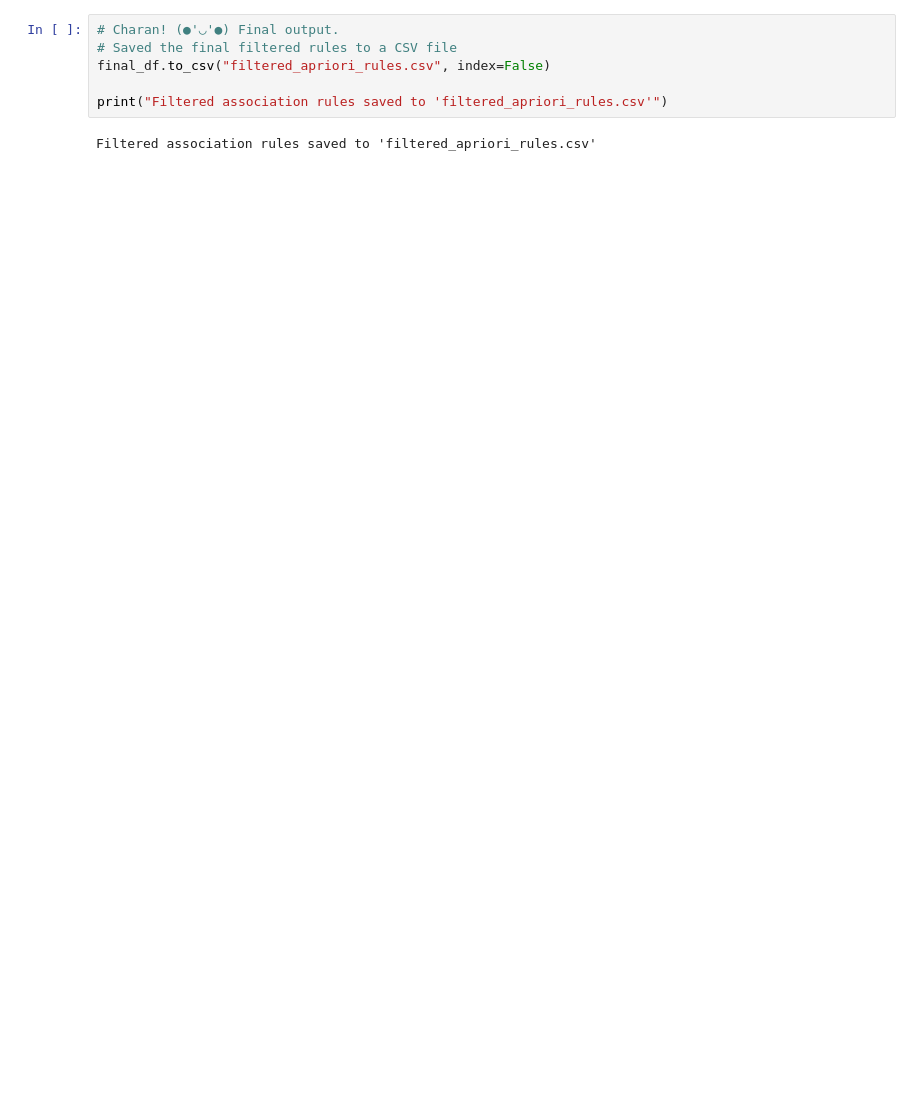
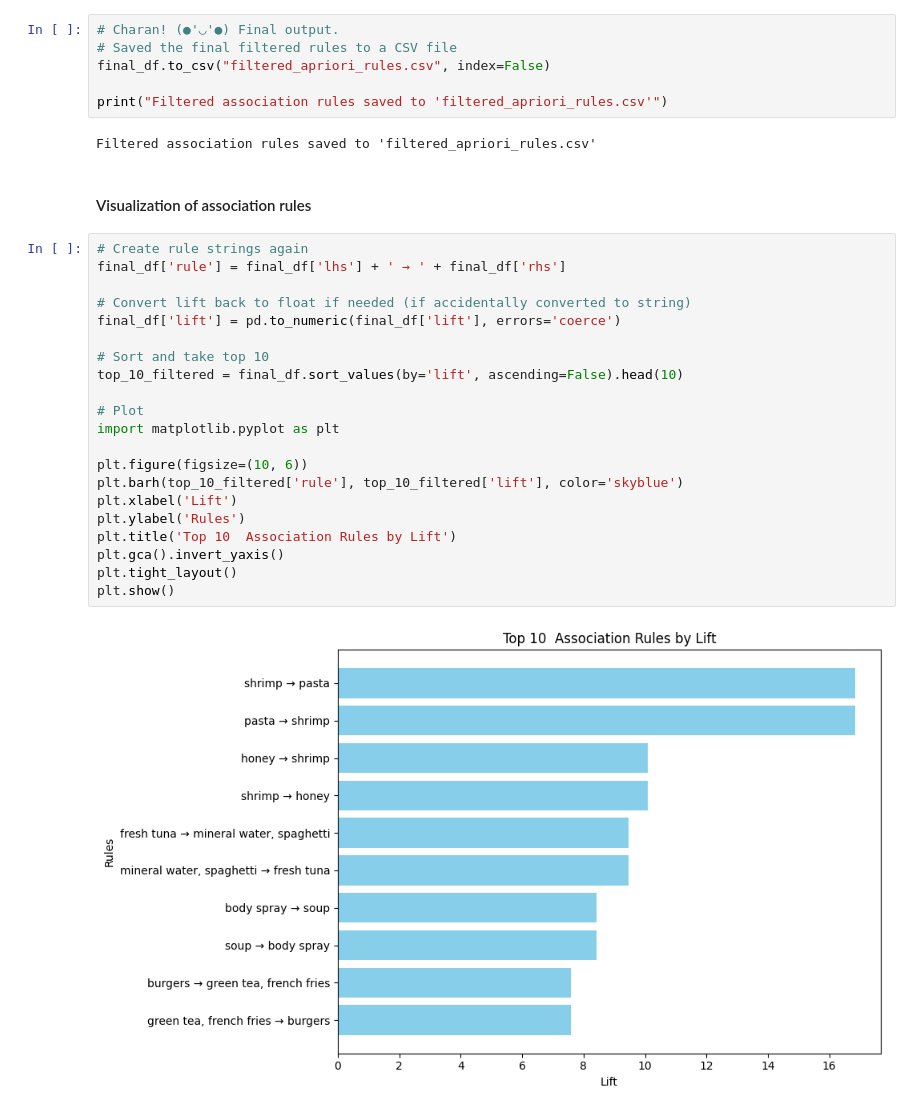
Before and after one commit to Jenloke/AprioriAlgo, a Jupyter notebook: apriori.ipynb, the cells around one changed output. Saved outputs shown, nothing was run; the diff lists cells and outputs as text; blank space fills up the shorter version.

Commit message:
add bar chart for visualization

```diff
--- a/apriori.ipynb
+++ b/apriori.ipynb
@@ -183,3 +183,28 @@ final_df.to_csv("filtered_apriori_rules.csv", index=False)
 print("Filtered association rules saved to 'filtered_apriori_rules.csv'")
 # %% [output]
 Filtered association rules saved to 'filtered_apriori_rules.csv'
+# %% [markdown]
+#### Visualization of association rules
+# %%
+# Create rule strings again
+final_df['rule'] = final_df['lhs'] + ' → ' + final_df['rhs']
+
+# Convert lift back to float if needed (if accidentally converted to string)
+final_df['lift'] = pd.to_numeric(final_df['lift'], errors='coerce')
+
+# Sort and take top 10
+top_10_filtered = final_df.sort_values(by='lift', ascending=False).head(10)
+
+# Plot
+import matplotlib.pyplot as plt
+
+plt.figure(figsize=(10, 6))
+plt.barh(top_10_filtered['rule'], top_10_filtered['lift'], color='skyblue')
+plt.xlabel('Lift')
+plt.ylabel('Rules')
+plt.title('Top 10  Association Rules by Lift')
+plt.gca().invert_yaxis()
+plt.tight_layout()
+plt.show()
+# %% [output]
+[figure, added]
```
Also changed, not shown: parts of 3 cells of this notebook, 3 other files.
